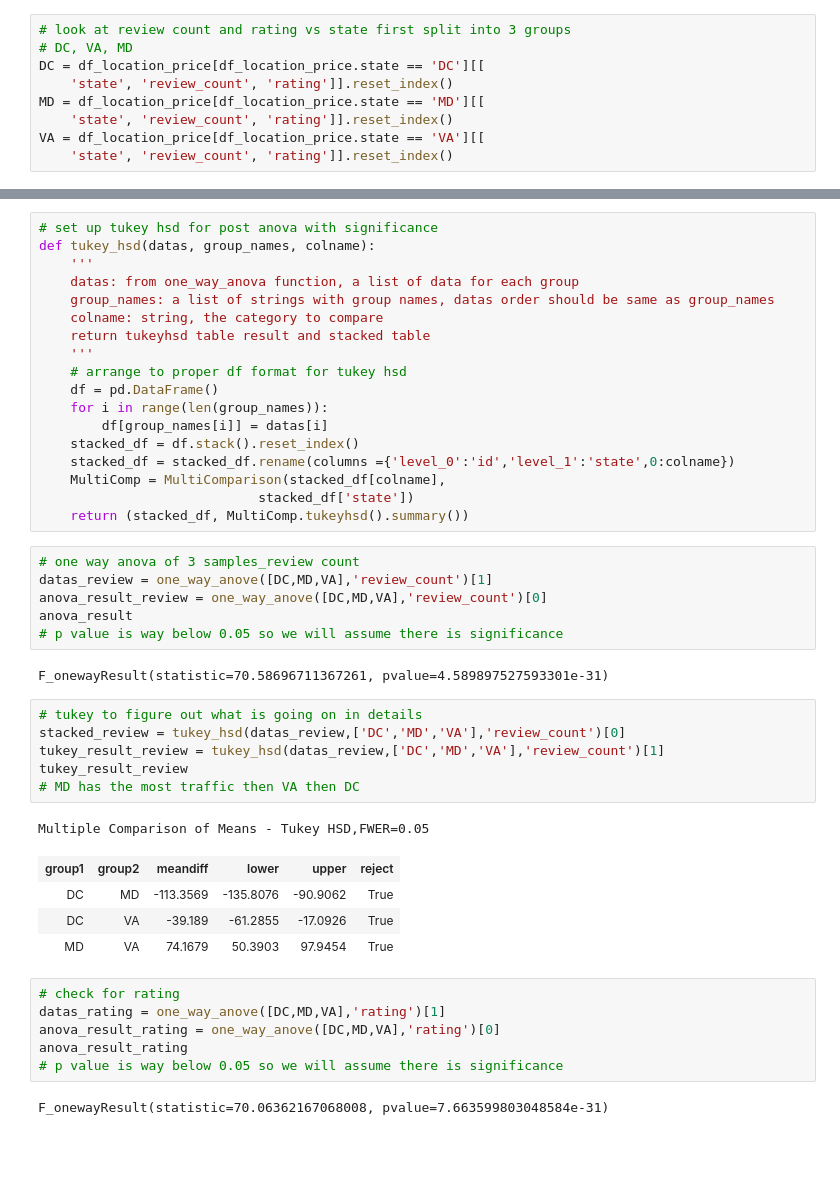
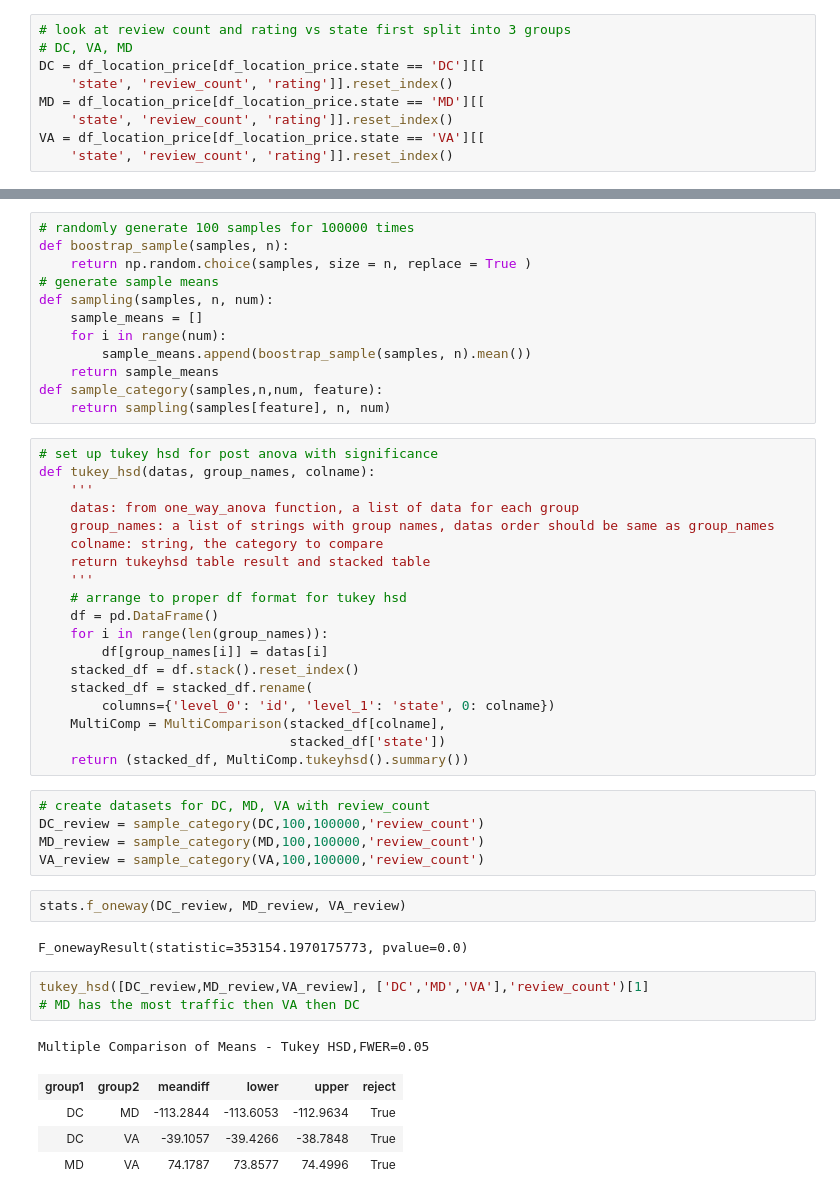
Before and after one commit to mzhou356/Mod3-Project, a Jupyter notebook: Location_Analysis_Using_OneWay_Anova.ipynb, the cells around one changed output, grey strips where cells are left out. Saved outputs shown, nothing was run; the diff lists cells and outputs as text; blank space fills up the shorter version.

```diff
--- a/Location_Analysis_Using_OneWay_Anova.ipynb
+++ b/Location_Analysis_Using_OneWay_Anova.ipynb
@@ -45,3 +39,15 @@ def one_way_anove(groups, colname):
+# %%
+# randomly generate 100 samples for 100000 times
+def boostrap_sample(samples, n):
+    return np.random.choice(samples, size = n, replace = True )
+# generate sample means
+def sampling(samples, n, num):
+    sample_means = []
+    for i in range(num):
+        sample_means.append(boostrap_sample(samples, n).mean())
+    return sample_means
+def sample_category(samples,n,num, feature):
+    return sampling(samples[feature], n, num)
 # %%
 # set up tukey hsd for post anova with significance
 def tukey_hsd(datas, group_names, colname):
@@ -56,35 +62,26 @@ def tukey_hsd(datas, group_names, colname):
     for i in range(len(group_names)):
         df[group_names[i]] = datas[i]
     stacked_df = df.stack().reset_index()
-    stacked_df = stacked_df.rename(columns ={'level_0':'id','level_1':'state',0:colname})
+    stacked_df = stacked_df.rename(
+        columns={'level_0': 'id', 'level_1': 'state', 0: colname})
     MultiComp = MultiComparison(stacked_df[colname],
-                            stacked_df['state'])
+                                stacked_df['state'])
     return (stacked_df, MultiComp.tukeyhsd().summary())
-# %%
-# one way anova of 3 samples_review count
-datas_review = one_way_anove([DC,MD,VA],'review_count')[1]
-anova_result_review = one_way_anove([DC,MD,VA],'review_count')[0]
-anova_result
-# p value is way below 0.05 so we will assume there is significance
-# %% [output]
-F_onewayResult(statistic=70.58696711367261, pvalue=4.589897527593301e-31)
+# %%
+# create datasets for DC, MD, VA with review_count
+DC_review = sample_category(DC,100,100000,'review_count')
+MD_review = sample_category(MD,100,100000,'review_count')
+VA_review = sample_category(VA,100,100000,'review_count')
+# %%
+stats.f_oneway(DC_review, MD_review, VA_review)
+# %% [output]
+F_onewayResult(statistic=353154.1970175773, pvalue=0.0)
 # %%
-# tukey to figure out what is going on in details
-stacked_review = tukey_hsd(datas_review,['DC','MD','VA'],'review_count')[0]
-tukey_result_review = tukey_hsd(datas_review,['DC','MD','VA'],'review_count')[1]
-tukey_result_review
+tukey_hsd([DC_review,MD_review,VA_review], ['DC','MD','VA'],'review_count')[1]
 # MD has the most traffic then VA then DC
 # %% [output]
 Multiple Comparison of Means - Tukey HSD,FWER=0.05
 | group1 | group2 | meandiff | lower | upper | reject |
-| DC | MD | -113.3569 | -135.8076 | -90.9062 | True |
-| DC | VA | -39.189 | -61.2855 | -17.0926 | True |
-| MD | VA | 74.1679 | 50.3903 | 97.9454 | True |
+| DC | MD | -113.2844 | -113.6053 | -112.9634 | True |
+| DC | VA | -39.1057 | -39.4266 | -38.7848 | True |
+| MD | VA | 74.1787 | 73.8577 | 74.4996 | True |
-# %%
-# check for rating
-datas_rating = one_way_anove([DC,MD,VA],'rating')[1]
-anova_result_rating = one_way_anove([DC,MD,VA],'rating')[0]
-anova_result_rating
-# p value is way below 0.05 so we will assume there is significance
-# %% [output]
-F_onewayResult(statistic=70.06362167068008, pvalue=7.663599803048584e-31)
```
Also changed, not shown: parts of 20 cells of this notebook.
